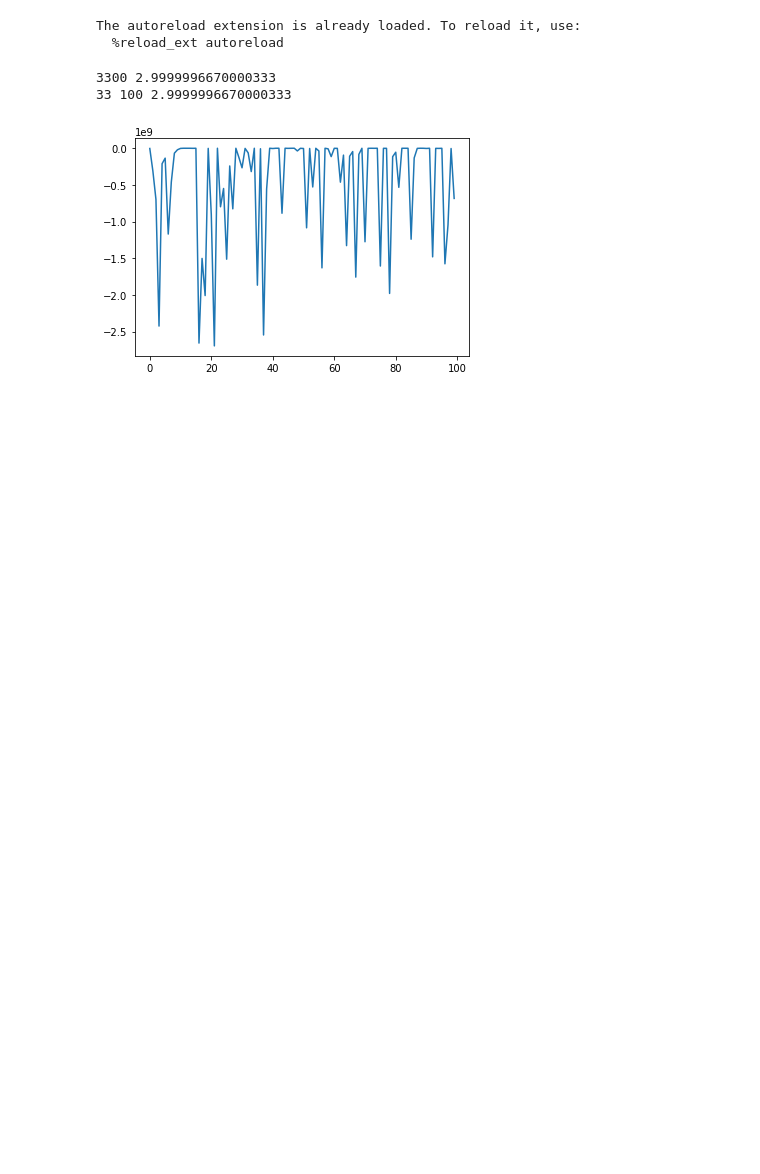
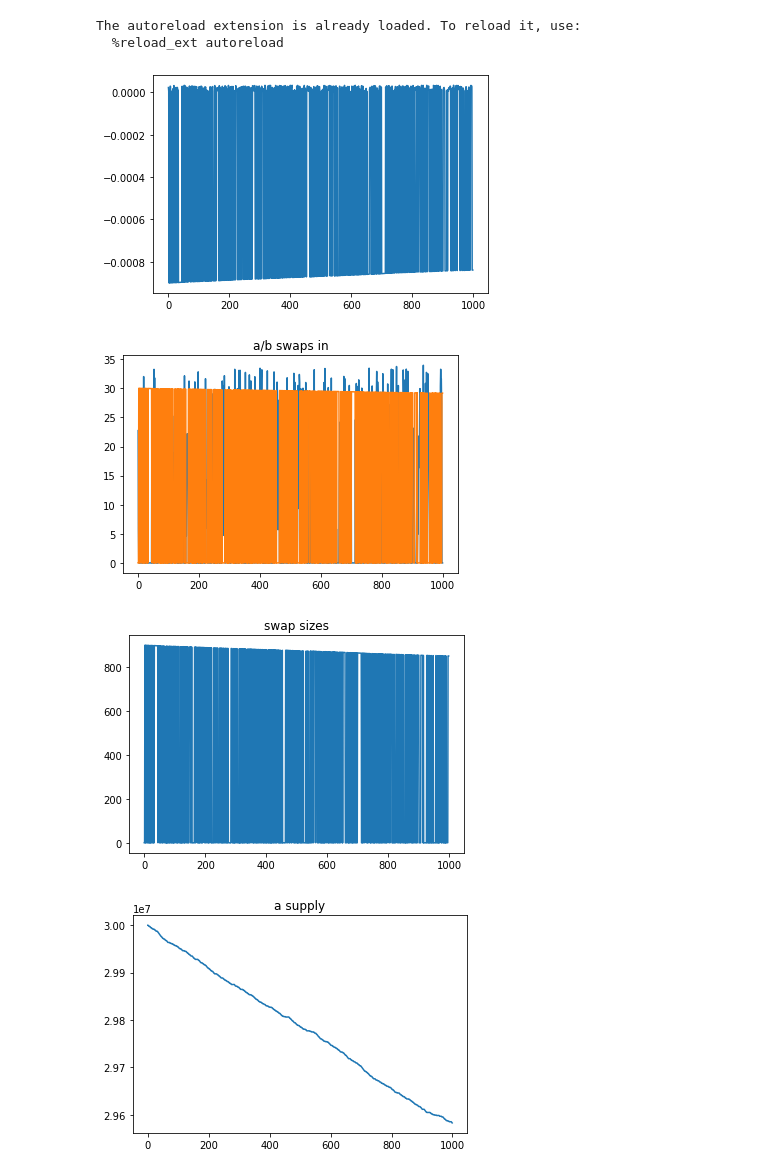
Before and after one commit to algorandfoundation/beaker, a Jupyter notebook: examples/amm/constant_product_amm.ipynb, the cells around one changed output. Cells and saved outputs as stored; diff of their text form; code cells hidden in the pictures; blank space fills up the shorter version.

```diff
--- a/examples/amm/constant_product_amm.ipynb
+++ b/examples/amm/constant_product_amm.ipynb
@@ -8,33 +8,34 @@ The autoreload extension is already loaded. To reload it, use:
   %reload_ext autoreload
 # %%
 from constant_product_amm import Simulator
+
 sim = Simulator()
-sim.has_constant_product()
-sim.run(num=10000)
+sim.run(num=1000)
 
 plt.plot(sim.deltas)
 plt.show()
-#plt.plot(sim.a_swaps)
-#plt.show()
-#
-#plt.plot(sim.b_swaps)
-#plt.show()
-##
-#plt.plot(sim.swaps)
-#plt.show()
-#
-#plt.plot(sim.a_supply)
-#plt.show()
-#
-#plt.plot(sim.b_supply)
-#plt.show()
-#
-#plt.plot(sim.ratios)
-#plt.show()
-#
-#plt.plot(np.diff(np.array(sim.ratios)))
-#plt.show()
+
+plt.title("a/b swaps in")
+plt.plot(sim.a_swaps)
+# plt.plot(sim.b_swaps)
+plt.show()
+
+plt.title("swap sizes")
+plt.plot(sim.swaps)
+plt.show()
+
+plt.title("a supply")
+plt.plot(sim.a_supply)
+plt.show()
+plt.title("b supply")
+plt.plot(sim.b_supply)
+plt.show()
+
+plt.title("ratios")
+plt.plot(sim.ratios)
+plt.show()
 # %% [output]
-3300 2.9999996670000333
-33 100 2.9999996670000333
-[figure, old version]
+[figure, new version]
+[figure, added]
+[figure, added]
+[figure, added]
```
Also changed, not shown: parts of 1 cell of this notebook, 1 other file.
